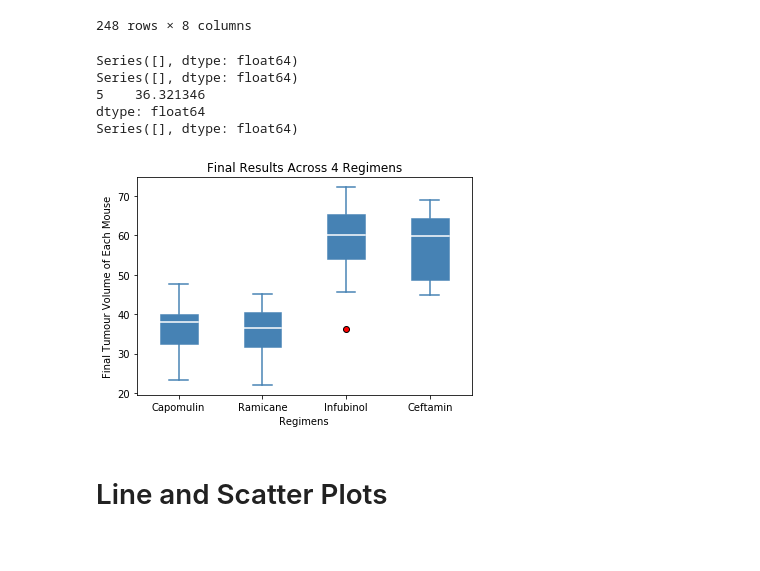
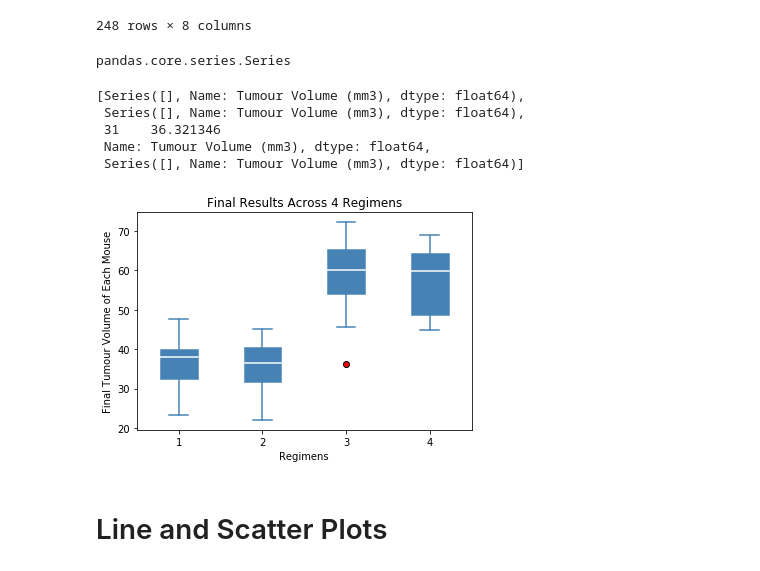
Before and after one commit to LynHJ/Project-Parmaceuticals, a Jupyter notebook: Pymaceuticals.ipynb, the cells around one changed output. Cells and saved outputs as stored; diff of their text form; code cells hidden in the pictures.

```diff
--- a/Pymaceuticals.ipynb
+++ b/Pymaceuticals.ipynb
@@ -306,59 +281,55 @@ T4=pd.Series(T4).sort_values(ascending=True)
-# %%
-iqr1 =T1.quantile(0.75)-T1.quantile(0.25)
-iqr2 =T2.quantile(0.75)-T2.quantile(0.25)
-iqr3 =T3.quantile(0.75)-T3.quantile(0.25)
-iqr4 =T4.quantile(0.75)-T4.quantile(0.25)
-
-
-ub1=T1.quantile(0.75)+1.5*iqr1
-ub2=T2.quantile(0.75)+1.5*iqr2
-ub3=T3.quantile(0.75)+1.5*iqr3
-ub4=T4.quantile(0.75)+1.5*iqr4
-
-
-lb1=T1.quantile(0.25)-1.5*iqr1
-lb2=T2.quantile(0.25)-1.5*iqr2
-lb3=T3.quantile(0.25)-1.5*iqr3
-lb4=T4.quantile(0.25)-1.5*iqr4
-
-
-Outliers1 = T1[(T1.values<lb1)|(T1.values>ub1)]
-Outliers2 = T2[(T2.values<lb2)|(T2.values>ub2)]
-Outliers3 = T3[(T3.values<lb3)|(T3.values>ub3)]
-Outliers4 = T4[(T4.values<lb4)|(T4.values>ub4)]
-print(Outliers1)
-print(Outliers2)
-print(Outliers3)
-print(Outliers4)
-# %% [output]
-Series([], dtype: float64)
-Series([], dtype: float64)
-5    36.321346
-dtype: float64
-Series([], dtype: float64)
+# %%
+# Put treatments into a list for for loop (and later for plot labels)
+treatments=['Capomulin','Ramicane','Infubinol','Ceftamin']
+# Create four empty lists for plotting
+T=[]
+# add subset
+
+for drug in treatments:
+    T.append((FindTumour.loc[FindTumour["Drug Regimen"] == drug, ["Tumour Volume (mm3)"]]).squeeze())
+# %% [output]
+pandas.core.series.Series
+# %%
+outliers=[]
+
+for i in range(len(T)):
+    iqr=T[i].quantile(0.75)-T[i].quantile(0.25)
+    ub=T[i].quantile(0.75)+1.5*iqr
+    lb=T[i].quantile(0.25)-1.5*iqr
+    outliers.append(T[i][(T[i]<lb)|(T[i]>ub)])
+
+outliers
+# %% [output]
+[Series([], Name: Tumour Volume (mm3), dtype: float64),
+ Series([], Name: Tumour Volume (mm3), dtype: float64),
+ 31    36.321346
+ Name: Tumour Volume (mm3), dtype: float64,
+ Series([], Name: Tumour Volume (mm3), dtype: float64)]
 # %%
 # Generate a box plot of the final tumour volume of each mouse across four regimens of interest
-data=[T1, T2, T3, T4]
+group=[T[i] for i in range(len(T))]
 label=treatments
 fig,ax1=plt.subplots()
 
 
 #design
 red_square = dict(markerfacecolor='r', marker='o')
-ax1.boxplot(data,labels=label,flierprops=red_square,patch_artist=True,
+ax1.boxplot(group,flierprops=red_square,patch_artist=True,
             medianprops={'color':'white','linewidth':1.5},
             meanprops={'color':'orange','linewidth':1.5},
             whiskerprops={'color':'steelblue','linewidth':1.5},
             boxprops={'facecolor':'steelblue','edgecolor':'steelblue','linewidth':0.5},
             capprops={'color':'steelblue','linewidth':1.5})
 
+
+
 plt.title('Final Results Across 4 Regimens')
 plt.xlabel('Regimens')
 plt.ylabel('Final Tumour Volume of Each Mouse')
 
 plt.show()
 # %% [output]
-[figure, old version]
+[figure, new version]
 # %% [markdown]
 # Line and Scatter Plots
 # %%
```
Also changed, not shown: parts of 9 cells of this notebook.
